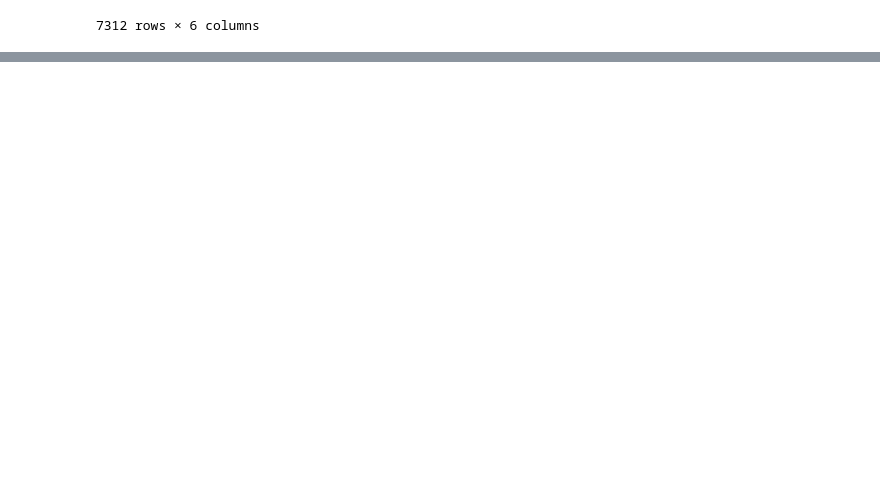
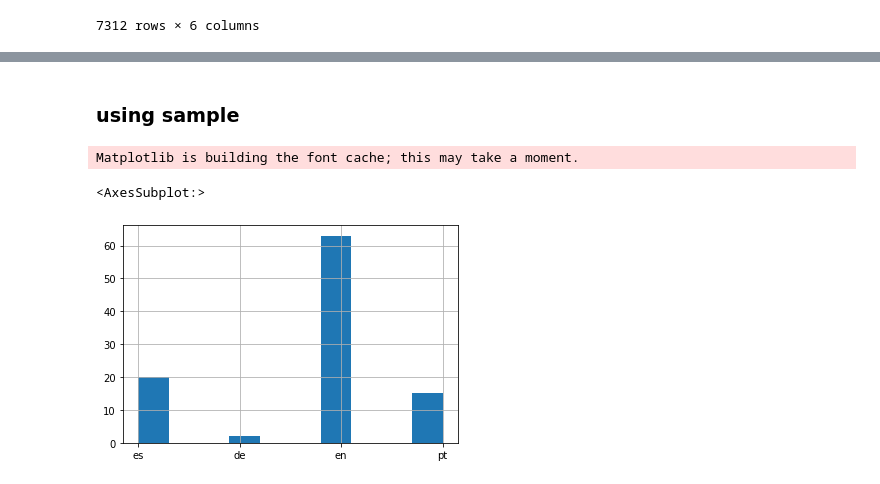
Before and after one commit to eitanbentora/NLP-Project-Hit-Machine, a Jupyter notebook: Code/DataCleaning/data_cleaning.ipynb, the cells around one changed output, grey strips where cells are left out. Saved outputs shown, nothing was run; the diff lists cells and outputs as text; code cells hidden in the pictures; blank space fills up the shorter version.

```diff
--- a/Code/DataCleaning/data_cleaning.ipynb
+++ b/Code/DataCleaning/data_cleaning.ipynb
@@ -52 +100,17 @@ chords_df.merge(artists_df, left_on='artist_name', right_on='name', how='left')
 150977 rows × 9 columns
+# %% [markdown]
+### using sample
+# %%
+chords_df = chords_df.sample(100)
+# %%
+chords_df[['chords', 'lyrics', 'tabs']] = chords_df[['chords&lyrics']].apply(
+    lambda x: data_cleaning.split_chords_lyrics_and_tabs(x[0]), axis=1, result_type ='expand')
+# %%
+chords_df['lang'] = chords_df['lyrics'].apply(lambda x: '\n'.join(x.values()))\
+                                            .apply(lambda x: data_cleaning.predict_lang(x))
+# %%
+chords_df.lang.hist()
+# %% [output]
+Matplotlib is building the font cache; this may take a moment.
+<AxesSubplot:>
+[figure, added]
```
Also changed, not shown: parts of 7 cells of this notebook, 3 other files.
